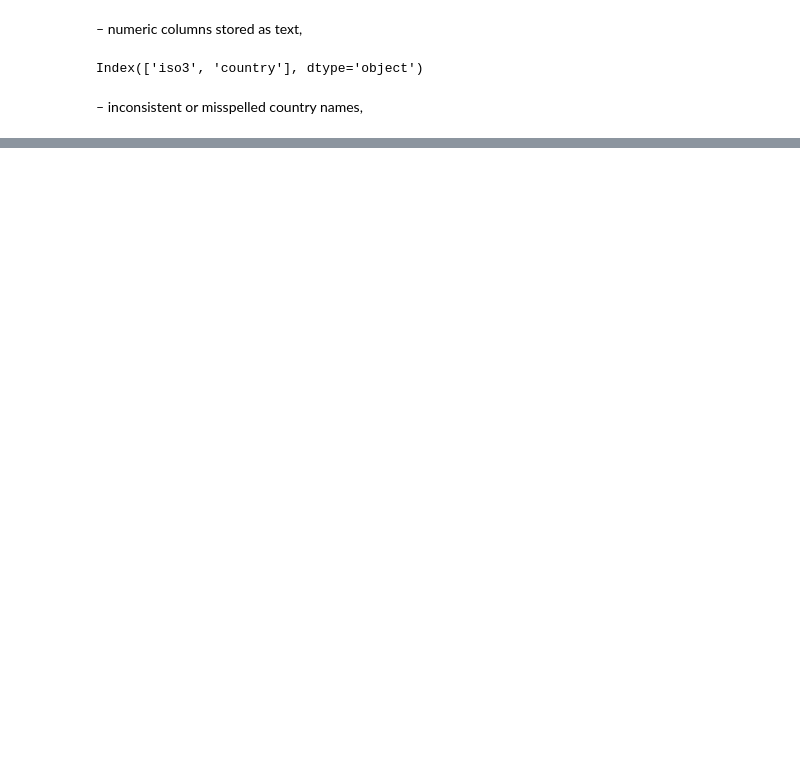
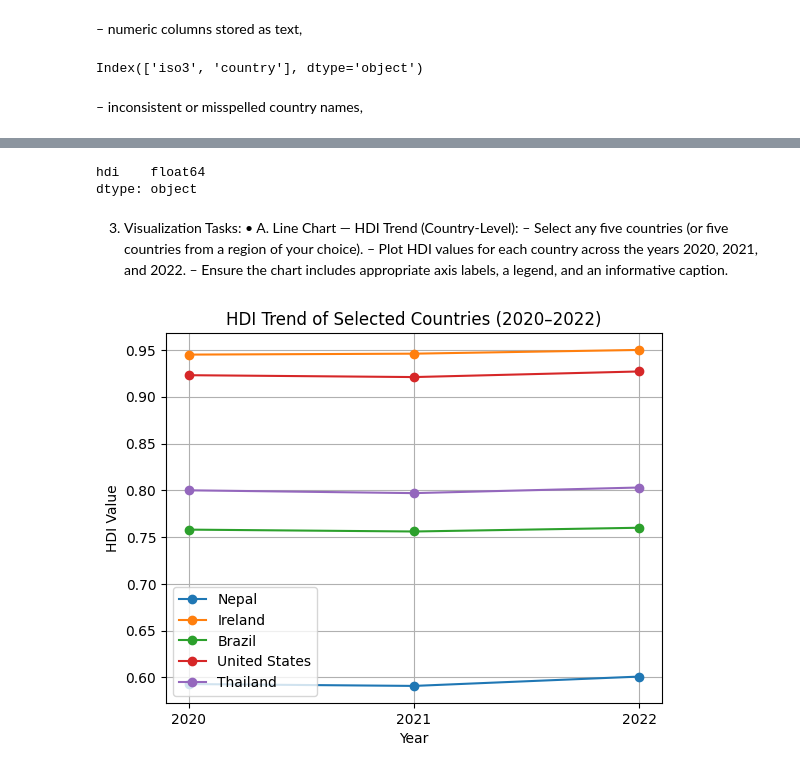
Before and after one commit to kashifmaskeyx/2513342_KashifMaskey, a Jupyter notebook: 2513342_KashifMaskey.ipynb, the cells around one changed output, grey strips where cells are left out. Cells and saved outputs as stored; diff of their text form; code cells hidden in the pictures; blank space fills up the shorter version.

Commit message:
Task 1B HDI visualization

```diff
--- a/2513342_KashifMaskey.ipynb
+++ b/2513342_KashifMaskey.ipynb
@@ -158,0 +312,5 @@ Total unique countries: 206
+# %%
+years = [2020, 2021, 2022]
+hdi_1B_df = df[df['year'].isin(years)]
+hdi_1B_df.to_csv("HDI_problem1B.csv", index=False)
+hdi_1B_df.shape
@@ -158,0 +382,47 @@ Total unique countries: 206
+# %%
+hdi_1B_df = hdi_1B_df.dropna(subset=['hdi'])
+# %%
+non_countries = [
+    'World',
+    'Arab States',
+    'South Asia',
+    'Sub-Saharan Africa',
+    'Europe and Central Asia',
+    'East Asia and the Pacific',
+    'Latin America and the Caribbean',
+    'Very high human development',
+    'High human development',
+    'Medium human development',
+    'Low human development'
+]
+
+hdi_1B_df = hdi_1B_df[~hdi_1B_df['country'].isin(non_countries)]
+# %%
+hdi_1B_df = hdi_1B_df.drop_duplicates()
+# %%
+hdi_1B_df[['hdi']].dtypes
+# %% [output]
+hdi    float64
+dtype: object
+# %% [markdown]
+3. Visualization Tasks:
+• A. Line Chart — HDI Trend (Country-Level):
+– Select any five countries (or five countries from a region of your choice).
+– Plot HDI values for each country across the years 2020, 2021, and 2022.
+– Ensure the chart includes appropriate axis labels, a legend, and an informative caption.
+# %%
+countries = ['Nepal', 'Ireland', 'Brazil', 'United States', 'Thailand']
+plot_df = hdi_1B_df[hdi_1B_df['country'].isin(countries)]
+for country in countries:
+    data = plot_df[plot_df['country'] == country]
+    plt.plot(data['year'], data['hdi'], marker='o', label=country)
+
+plt.xlabel("Year")
+plt.ylabel("HDI Value")
+plt.title("HDI Trend of Selected Countries (2020–2022)")
+plt.xticks([2020, 2021, 2022])
+plt.legend()
+plt.grid(True)
+plt.show()
+# %% [output]
+[figure, added]
```
Also changed, not shown: parts of 34 cells of this notebook.
